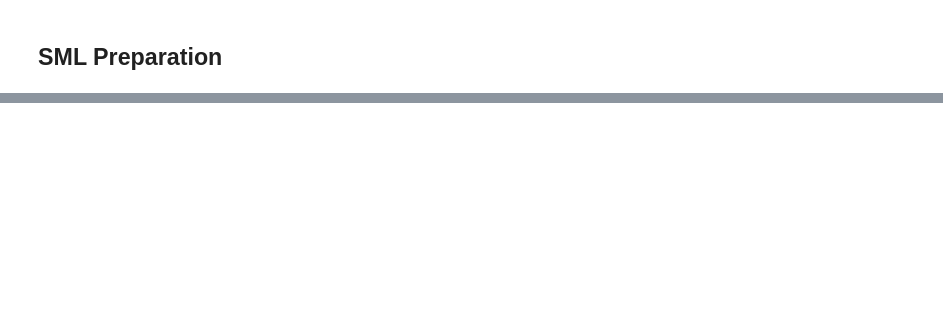
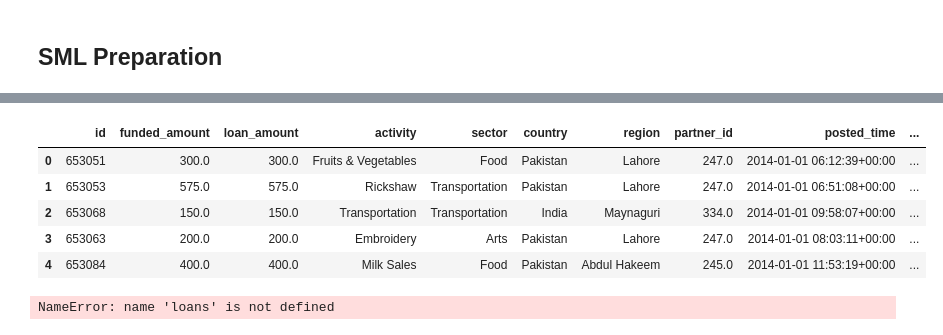
Before and after one commit to JAdamHub/M1-Exam-Submission, a Jupyter notebook: M1-Exam_Part_2.ipynb, the cells around one changed output, grey strips where cells are left out. Drawn from its saved outputs; the diff is of its cells as text; code cells hidden in the pictures; blank space fills up the shorter version.

```diff
--- a/M1-Exam_Part_2.ipynb
+++ b/M1-Exam_Part_2.ipynb
@@ -180,0 +301,9 @@ plt.show()
+# %%
+data_clean.head()
+# %% [output]
+|  | id | funded_amount | loan_amount | activity | sector | country | region | partner_id | posted_time | ... |
+| 0 | 653051 | 300.0 | 300.0 | Fruits & Vegetables | Food | Pakistan | Lahore | 247.0 | 2014-01-01 06:12:39+00:00 | ... |
+| 1 | 653053 | 575.0 | 575.0 | Rickshaw | Transportation | Pakistan | Lahore | 247.0 | 2014-01-01 06:51:08+00:00 | ... |
+| 2 | 653068 | 150.0 | 150.0 | Transportation | Transportation | India | Maynaguri | 334.0 | 2014-01-01 09:58:07+00:00 | ... |
+| 3 | 653063 | 200.0 | 200.0 | Embroidery | Arts | Pakistan | Lahore | 247.0 | 2014-01-01 08:03:11+00:00 | ... |
+| 4 | 653084 | 400.0 | 400.0 | Milk Sales | Food | Pakistan | Abdul Hakeem | 245.0 | 2014-01-01 11:53:19+00:00 | ... |
@@ -180,0 +325,4 @@ plt.show()
+# %%
+loans_df = loans[relevant_columns]
+# %% [output]
+NameError: name 'loans' is not defined
```
Also changed, not shown: parts of 5 cells of this notebook, 1 other file.
